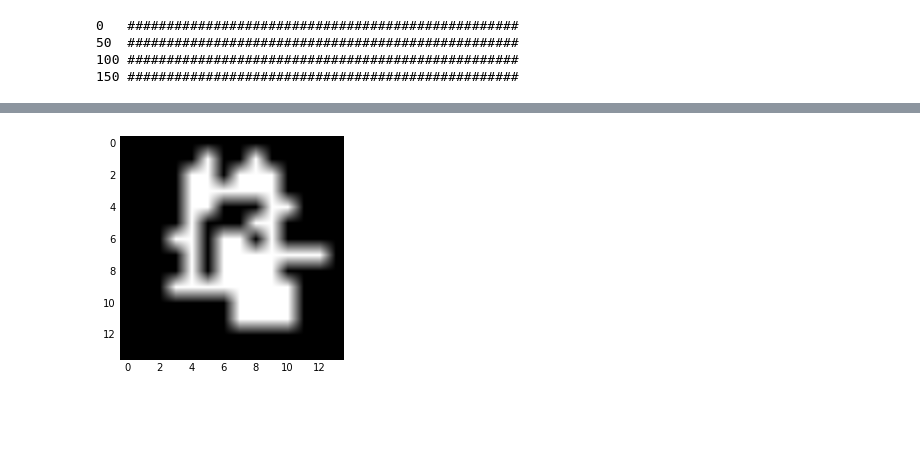
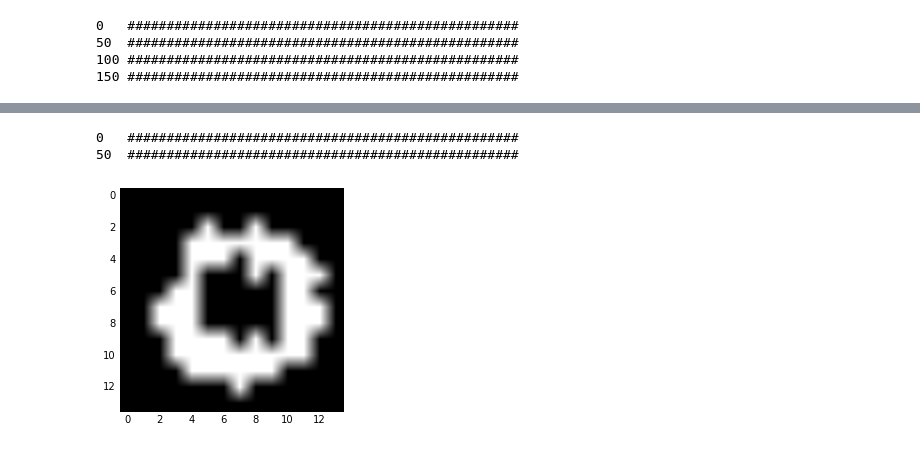
Before and after one commit to forestgoose/RBM, a Jupyter notebook: RBM.ipynb, the cells around one changed output, grey strips where cells are left out. Saved outputs shown, nothing was run; the diff lists cells and outputs as text; code cells hidden in the pictures; blank space fills up the shorter version.

```diff
--- a/RBM.ipynb
+++ b/RBM.ipynb
@@ -81,8 +78,10 @@ def train_RBM(m, n, data, iterations=1, k=1, W=None, b=None, c=None, learning_ra
 import dataReader
 images, labels = dataReader.loadMinst("Data/train-labels.idx1-ubyte", "Data/train-images.idx3-ubyte", binary = True, lowDimenson = True)
 images = list(images.reshape(len(images), 196))
+for i in range(len(images)):
+    images[i] = np.append(images[i], [d == labels[i] for d in range(9)])
 # %%
-W, b, c = train_RBM(len(images[0]), 500, images, iterations=200, W=W, b=b, c=c)
+W, b, c = train_RBM(len(images[0]), 500, images, iterations=2000, W=W, b=b, c=c, k=1)
 # %% [output]
 0   ##################################################
 50  ##################################################
@@ -98,6 +97,6 @@ def generate(W, b, c, n, m, digit=-1, iterations=1):
     v[-9:] = tail
     for p in range(iterations):
         h = bernoulli.rvs(h_probas(W, c, v))
-        v = bernoulli.rvs(expit([np.dot(W[:,j], h) + b[j] for j in range(m)]))
+        v[0:-9] = bernoulli.rvs(expit([np.dot(W[:,j], h) + b[j] for j in range(m - 9)]))
     return v
 # %%
@@ -118,7 +184,13 @@ with open('objs.pickle', 'wb') as f:  # Python 3: open(..., 'wb')
+# %%
+zeroes = [images[i] for i in range(len(images)) if labels[i] == 0]
+W_0, b_0, c_0 = train_RBM(len(zeroes[0]), 500, zeroes, iterations=100, W=W_0, b=b_0, c=c_0, k=1)
+# %% [output]
+0   ##################################################
+50  ##################################################
 # %%
-v = generate(W=W, b=b, c=c, n=500, m=len(images[0]), digit=0, iterations=2)
+v = generate(W=W_0, b=b_0, c=c_0, n=500, m=len(images[0]), digit=0, iterations=1)
 predicted_image = [[v[14*i + j] for j in range(14)] for i in range(14)]
 imshow(predicted_image, cmap=cm.gray)
 show()
 # %% [output]
-[figure, old version]
+[figure, new version]
```
Also changed, not shown: parts of 8 cells of this notebook, 1 other file.
